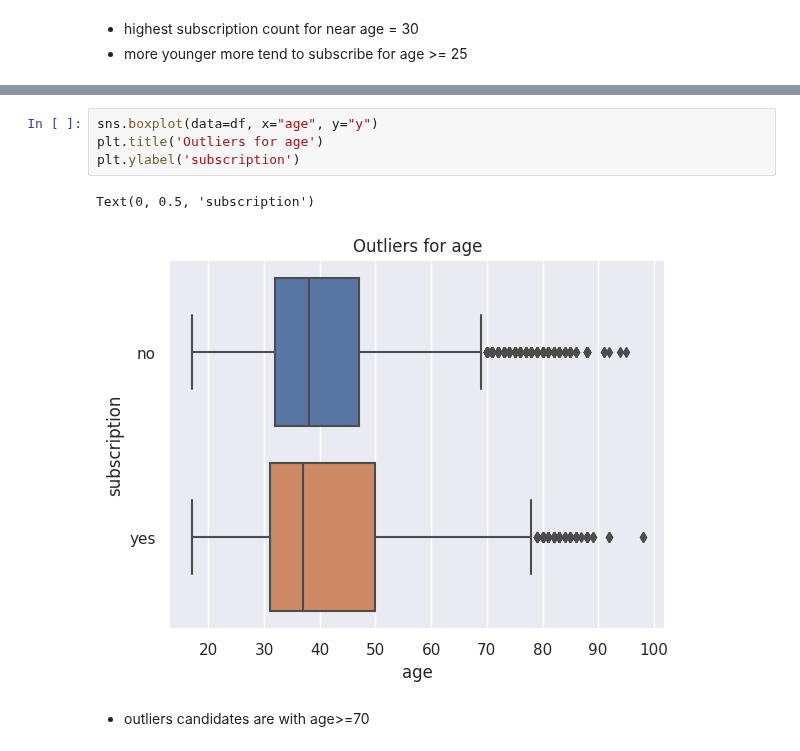
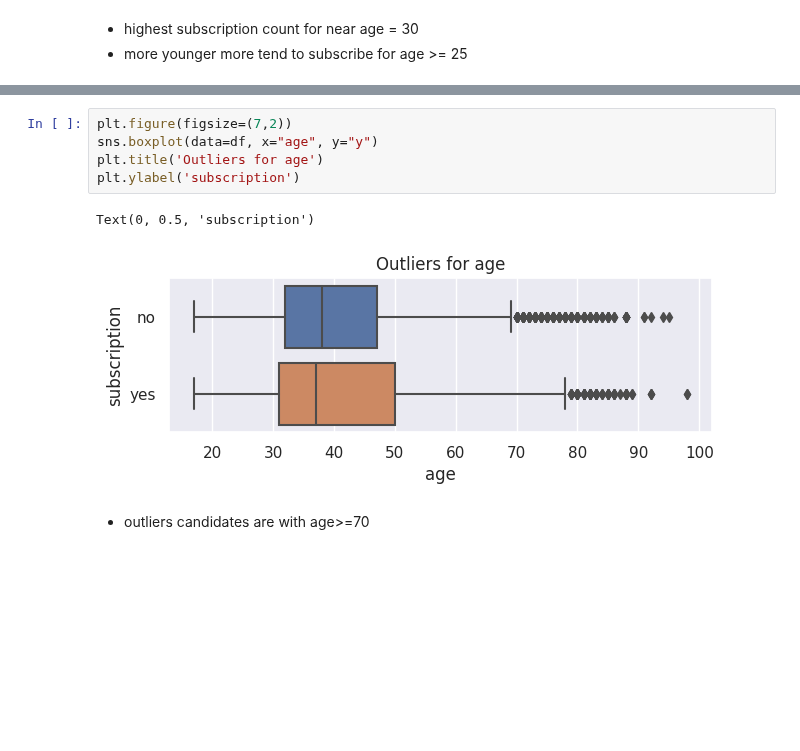
Before and after one commit to dmytrovelychko/rd_ds_python, a Jupyter notebook: cw.ipynb, the cells around one changed output, grey strips where cells are left out. Cells and saved outputs as stored; diff of their text form; blank space fills up the shorter version.

```diff
--- a/cw.ipynb
+++ b/cw.ipynb
@@ -171,10 +174,11 @@ Text(0.5, 1.0, 'Outliers for age')
 # %%
+plt.figure(figsize=(7,2))
 sns.boxplot(data=df, x="age", y="y")
 plt.title('Outliers for age')
 plt.ylabel('subscription')
 # %% [output]
 Text(0, 0.5, 'subscription')
-[figure, old version]
+[figure, new version]
 # %% [markdown]
 - outliers candidates are with age>=70
 # %%
```
Also changed, not shown: parts of 11 cells of this notebook.
